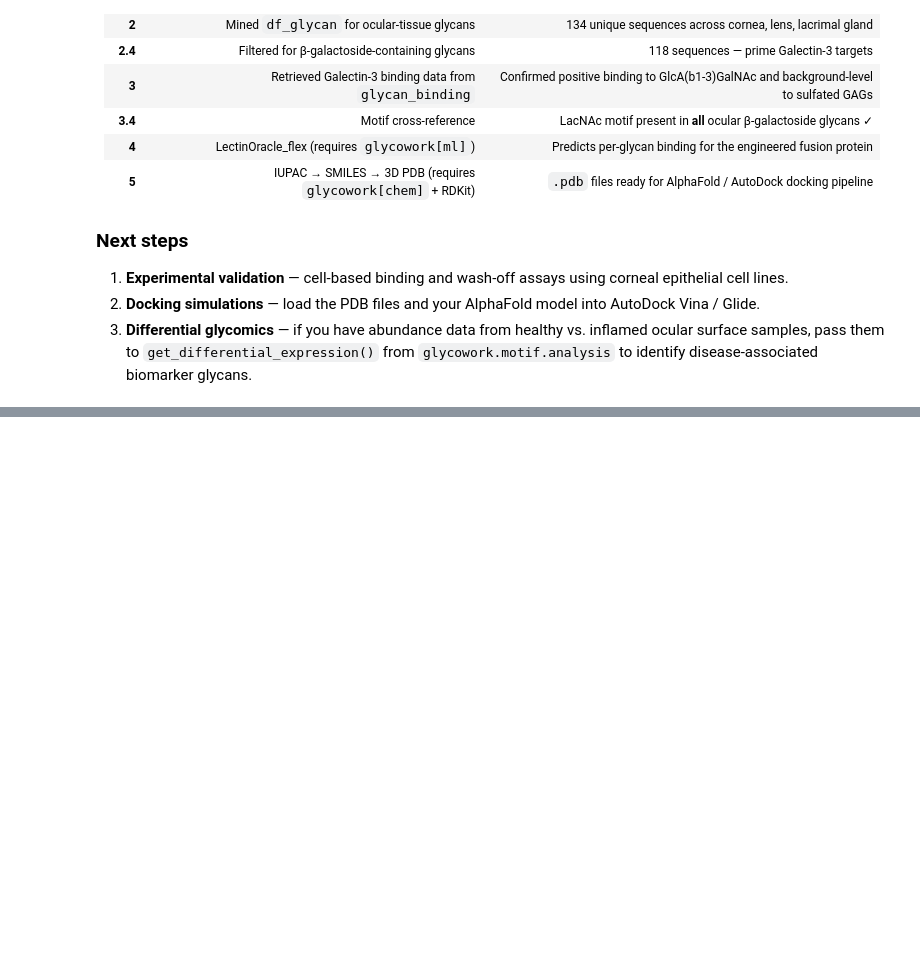
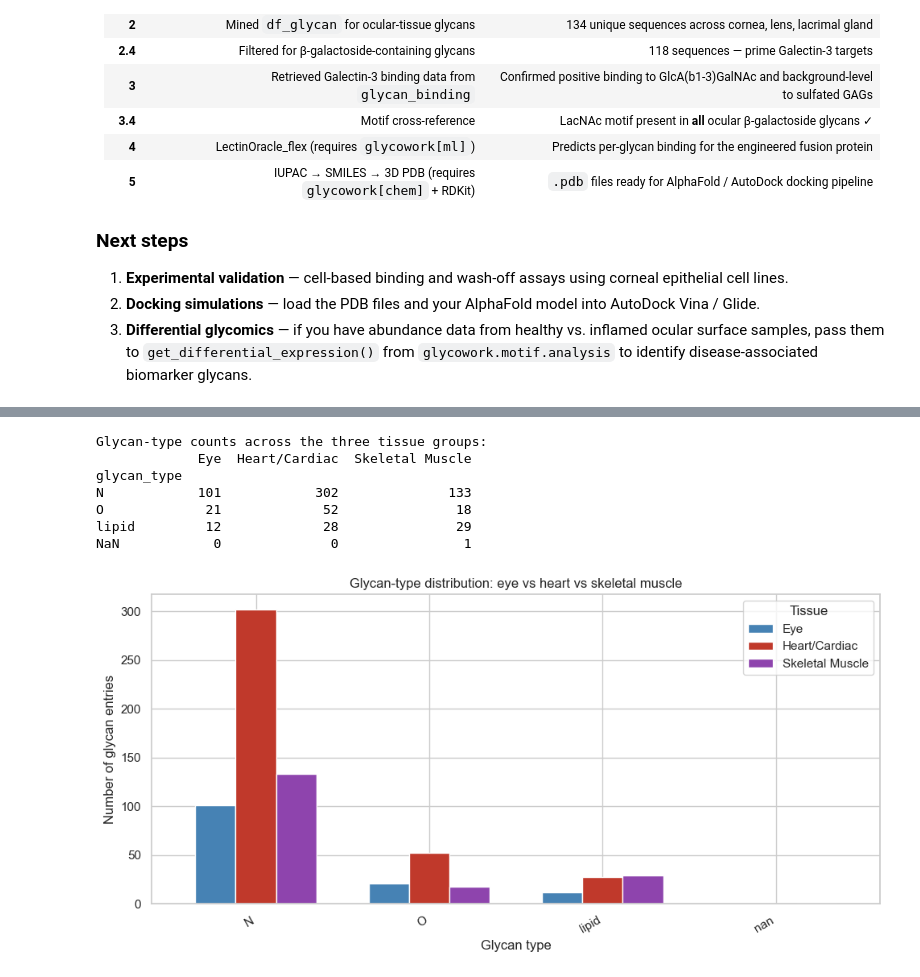
Before and after one commit to iGEM-2026-glyEYEco/glyEYEco-glycowork, a Jupyter notebook: glEYEco Gal 3 search script/glyEYEco-glycowork/galectin3_analysis.ipynb, the cells around one changed output, grey strips where cells are left out. Cells and saved outputs as stored; diff of their text form; code cells hidden in the pictures; blank space fills up the shorter version.

```diff
--- a/glEYEco Gal 3 search script/glyEYEco-glycowork/galectin3_analysis.ipynb
+++ b/glEYEco Gal 3 search script/glyEYEco-glycowork/galectin3_analysis.ipynb
@@ -1342,0 +1677,32 @@ NameError: name 'col_contains_any' is not defined
+# %%
+type_eye = ocular_tissue_df['glycan_type'].value_counts(dropna=False).rename('Eye')
+type_cardiac = cardiac_df['glycan_type'].value_counts(dropna=False).rename('Heart/Cardiac')
+type_muscle  = muscle_df['glycan_type'].value_counts(dropna=False).rename('Skeletal Muscle')
+
+type_3way = pd.concat([type_eye, type_cardiac, type_muscle], axis=1).fillna(0).astype(int)
+type_3way = type_3way.sort_values('Eye', ascending=False)
+
+print("Glycan-type counts across the three tissue groups:")
+print(type_3way.to_string())
+
+fig, ax = plt.subplots(figsize=(10, 5))
+type_3way.plot(kind='bar', ax=ax,
+               color=['steelblue', '#c0392b', '#8e44ad'],
+               edgecolor='white', width=0.7)
+ax.set_xlabel('Glycan type')
+ax.set_ylabel('Number of glycan entries')
+ax.set_title('Glycan-type distribution: eye vs heart vs skeletal muscle')
+ax.legend(title='Tissue')
+plt.xticks(rotation=30, ha='right')
+plt.tight_layout()
+plt.savefig('fig_glycan_type_3way.png', dpi=150)
+plt.show()
+# %% [output]
+Glycan-type counts across the three tissue groups:
+             Eye  Heart/Cardiac  Skeletal Muscle
+glycan_type
+N            101            302              133
+O             21             52               18
+lipid         12             28               29
+NaN            0              0                1
+[figure, added]
```
Also changed, not shown: parts of 25 cells of this notebook, 17 other files.
